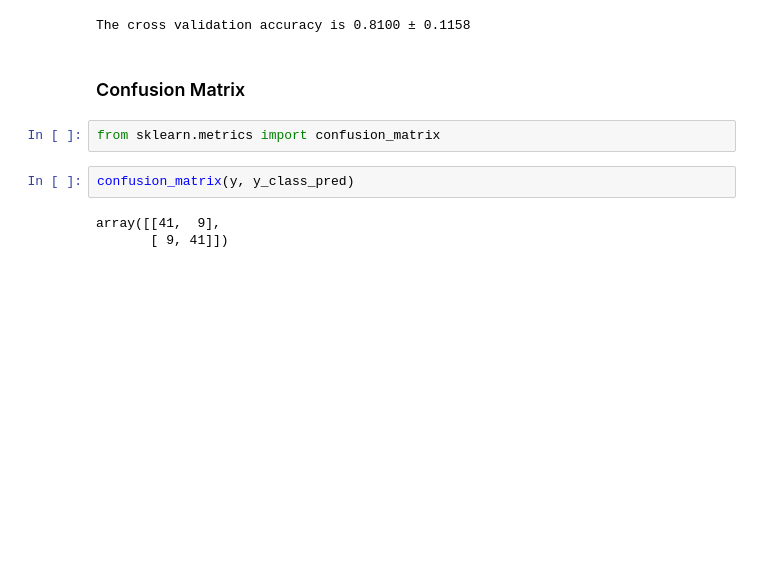
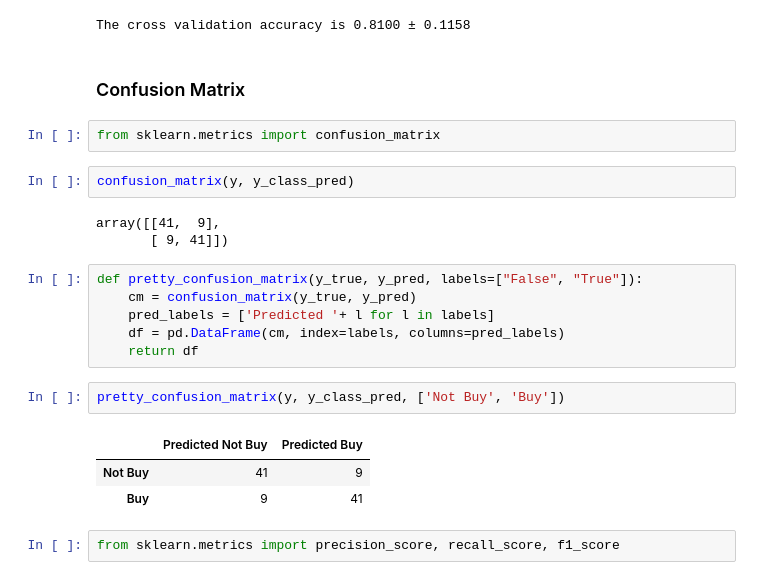
Before and after one commit to gupta2007vaibhav/Machine-Learning-with-Python, a Jupyter notebook: linear_regression_cost_function.ipynb, the cells around one changed output. Drawn from its saved outputs; the diff is of its cells as text; blank space fills up the shorter version.

```diff
--- a/linear_regression_cost_function.ipynb
+++ b/linear_regression_cost_function.ipynb
@@ -454,3 +454,17 @@ confusion_matrix(y, y_class_pred)
 # %% [output]
 array([[41,  9],
        [ 9, 41]])
+# %%
+def pretty_confusion_matrix(y_true, y_pred, labels=["False", "True"]):
+    cm = confusion_matrix(y_true, y_pred)
+    pred_labels = ['Predicted '+ l for l in labels]
+    df = pd.DataFrame(cm, index=labels, columns=pred_labels)
+    return df
+# %%
+pretty_confusion_matrix(y, y_class_pred, ['Not Buy', 'Buy'])
+# %% [output]
+|  | Predicted Not Buy | Predicted Buy |
+| Not Buy | 41 | 9 |
+| Buy | 9 | 41 |
+# %%
+from sklearn.metrics import precision_score, recall_score, f1_score
```
Also changed, not shown: parts of 3 cells of this notebook, 2 other files.
